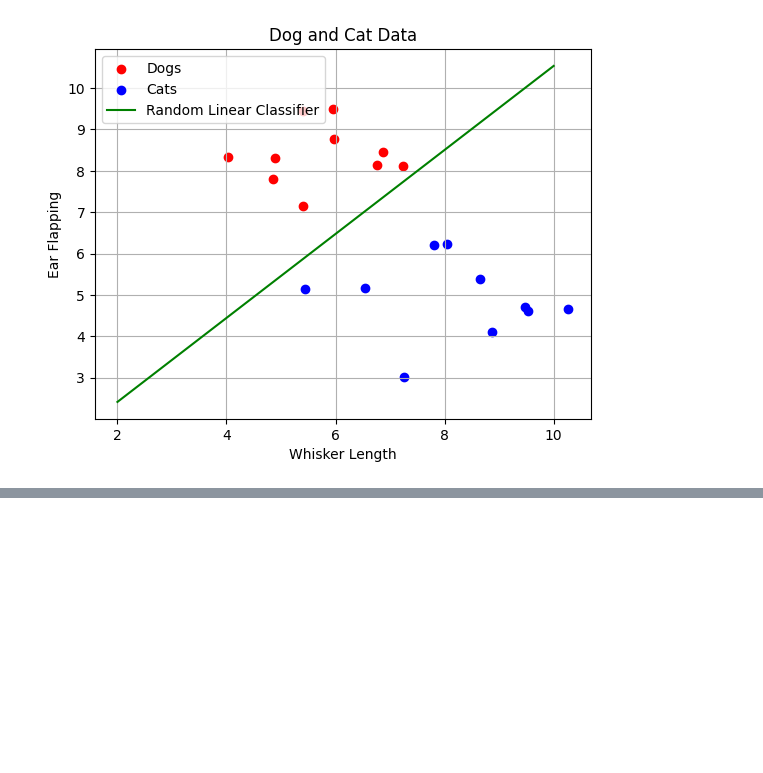
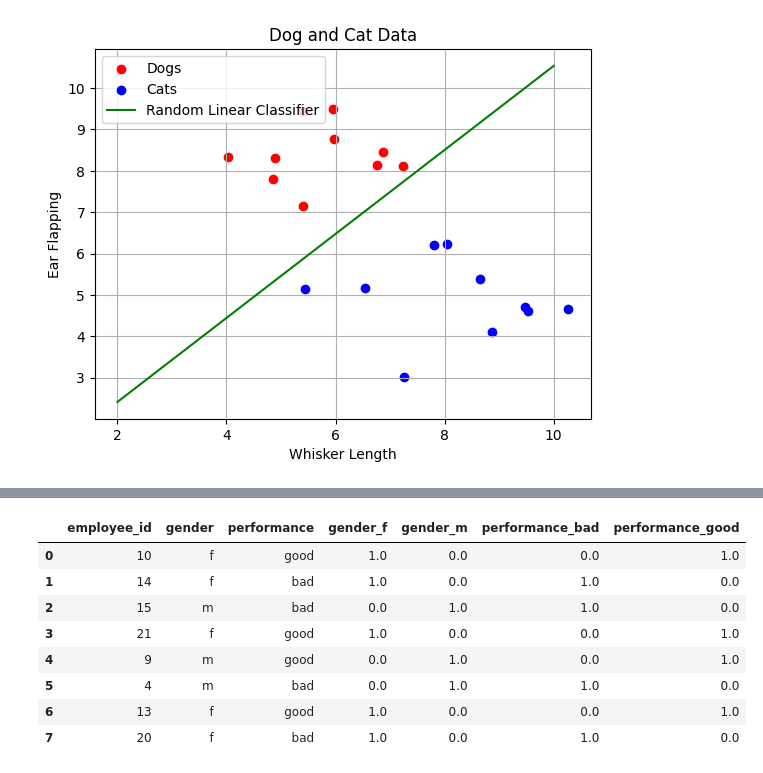
Before and after one commit to omar4646/My_repository, a Jupyter notebook: Classification_learning_algorithms.ipynb, the cells around one changed output, grey strips where cells are left out. Drawn from its saved outputs; the diff is of its cells as text; code cells hidden in the pictures; blank space fills up the shorter version.

```diff
--- a/Classification_learning_algorithms.ipynb
+++ b/Classification_learning_algorithms.ipynb
@@ -167,0 +279,26 @@ plt.show()
+# %%
+import pandas as pd
+from sklearn.preprocessing import OneHotEncoder
+df = {
+    'employee_id': [10, 14, 15, 21, 9, 4, 13, 20],
+    'gender': ['f', 'f', 'm', 'f', 'm', 'm', 'f', 'f'],
+    'performance': ['good', 'bad', 'bad', 'good', 'good', 'bad', 'good', 'bad']}
+
+df = pd.DataFrame(df)
+columns_to_encode = df.select_dtypes(include = ['object']).columns.to_list()
+encoder = OneHotEncoder(sparse_output = False)
+one_hot_encoded = encoder.fit_transform(df[columns_to_encode])
+encoded_df = pd.DataFrame(one_hot_encoded, columns = encoder.get_feature_names_out(columns_to_encode))
+df = pd.concat([df, encoded_df], axis = 1)
+# %%
+df
+# %% [output]
+|  | employee_id | gender | performance | gender_f | gender_m | performance_bad | performance_good |
+| 0 | 10 | f | good | 1.0 | 0.0 | 0.0 | 1.0 |
+| 1 | 14 | f | bad | 1.0 | 0.0 | 1.0 | 0.0 |
+| 2 | 15 | m | bad | 0.0 | 1.0 | 1.0 | 0.0 |
+| 3 | 21 | f | good | 1.0 | 0.0 | 0.0 | 1.0 |
+| 4 | 9 | m | good | 0.0 | 1.0 | 0.0 | 1.0 |
+| 5 | 4 | m | bad | 0.0 | 1.0 | 1.0 | 0.0 |
+| 6 | 13 | f | good | 1.0 | 0.0 | 0.0 | 1.0 |
+| 7 | 20 | f | bad | 1.0 | 0.0 | 1.0 | 0.0 |
```
Also changed, not shown: parts of 22 cells of this notebook.
